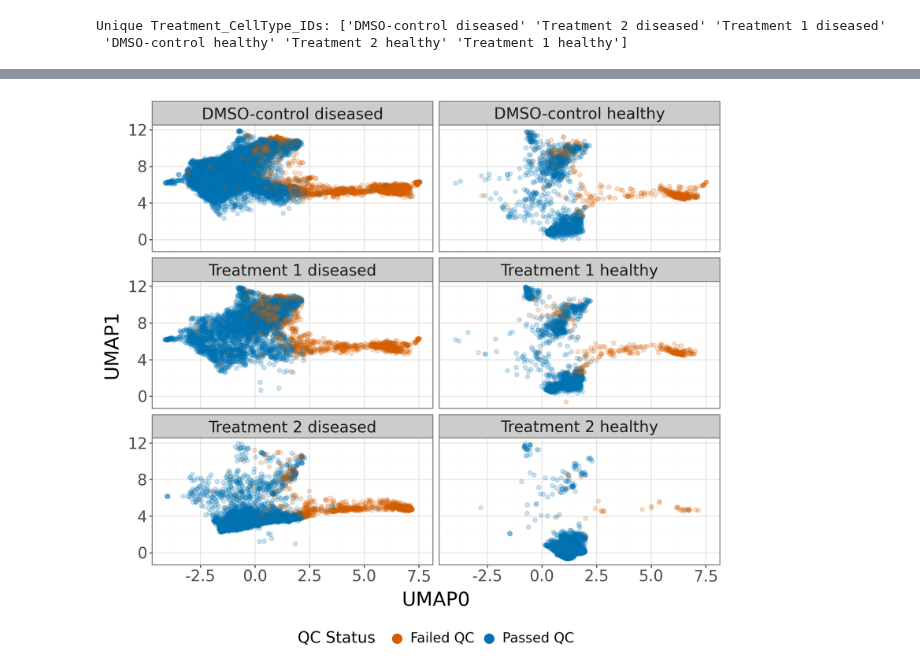
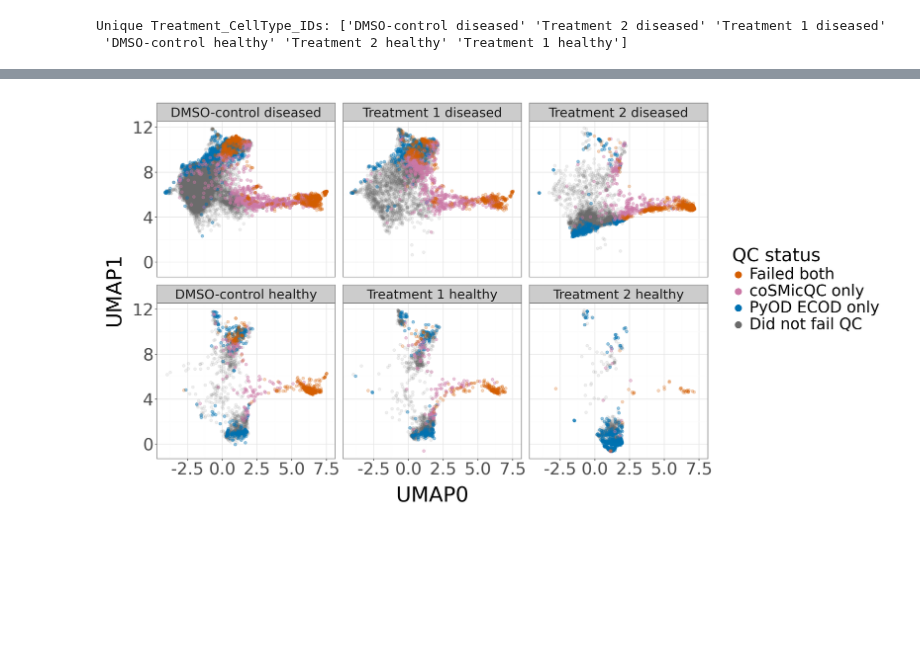
Before and after one commit to jenna-tomkinson/coSMicQC, a Jupyter notebook: docs/manuscripts/cosmicqc_paper_v1/figure_3/panelA_UMAP_no_QC.ipynb, the cells around one changed output, grey strips where cells are left out. Cells and saved outputs as stored; diff of their text form; code cells hidden in the pictures; blank space fills up the shorter version.

```diff
--- a/docs/manuscripts/cosmicqc_paper_v1/figure_3/panelA_UMAP_no_QC.ipynb
+++ b/docs/manuscripts/cosmicqc_paper_v1/figure_3/panelA_UMAP_no_QC.ipynb
@@ -88,0 +312,19 @@ Unique Treatment_CellType_IDs: ['control_diseased' 'treatment2_diseased' 'treatm
+# %%
+cosmicqc_df["QC_combined_group"] = "unknown"
+
+failed = cosmicqc_df["Metadata_QC_status"] == "failed"
+passed = cosmicqc_df["Metadata_QC_status"] == "passed"
+ecod = cosmicqc_df["ECOD_flag"]  # 0/1 ints
+
+cosmicqc_df.loc[failed & (ecod == 1), "QC_combined_group"] = "both_flagged"
+cosmicqc_df.loc[failed & (ecod == 0), "QC_combined_group"] = "coSMicQC_only"
+cosmicqc_df.loc[passed & (ecod == 1), "QC_combined_group"] = "ECOD_only"
+cosmicqc_df.loc[passed & (ecod == 0), "QC_combined_group"] = "not_flagged"
+
+cosmicqc_df["QC_combined_group"] = pd.Categorical(
+    cosmicqc_df["QC_combined_group"],
+    categories=["both_flagged", "coSMicQC_only", "ECOD_only", "not_flagged"],
+    ordered=True,
+)
+
+cosmicqc_df.head()
@@ -181,49 +483,84 @@ Unique Metadata_QC_status: ['Passed QC' 'Failed QC']
 # %%
 # Set the figure size
-height = 8
-width = 9
+height = 9
+width = 17
 set_option("figure_size", (width, height))
 
 # Plot UMAP of non-QC profiles labelled with QC status and
 # faceted by treatment and cell type
 p = (
     ggplot(
-        cp_umap_with_metadata_df,
-        aes(x="UMAP0", y="UMAP1", color="Metadata_QC_status"),
+        cosmicqc_df,
+        aes(x="UMAP0", y="UMAP1", color="QC_combined_group"),
     )
     + labs(
-        color="QC Status",
+        color="QC status",
     )
-    + geom_point(alpha=0.2, size=2)
+    + geom_point(
+        data=cosmicqc_df.query("QC_combined_group == 'Did not fail QC'"),
+        mapping=aes(x="UMAP0", y="UMAP1", color="QC_combined_group"),
+        alpha=0.1,
+        size=2,
+    )
+    + geom_point(
+        data=cosmicqc_df.query("QC_combined_group == 'PyOD ECOD only'"),
+        mapping=aes(x="UMAP0", y="UMAP1", color="QC_combined_group"),
+        alpha=0.4,
+        size=2,
+    )
+    + geom_point(
+        data=cosmicqc_df.query("QC_combined_group == 'coSMicQC only'"),
+        mapping=aes(x="UMAP0", y="UMAP1", color="QC_combined_group"),
+        alpha=0.4,
+        size=2,
+    )
+    + geom_point(
+        data=cosmicqc_df.query("QC_combined_group == 'Failed both'"),
+        mapping=aes(x="UMAP0", y="UMAP1", color="QC_combined_group"),
+        alpha=0.25,
+        size=2,
+    )
     + facet_wrap(
         "Metadata_Treatment_CellType_ID",
-        ncol=2,
+        ncol=3,
         scales="fixed",
+        dir="v"
     )
     + theme_bw()
     + theme(
-        axis_title=element_text(size=20),
-        axis_text=element_text(size=16),
-        legend_title=element_text(size=16),
-        legend_text=element_text(size=14),
-        legend_position="bottom",
-        strip_text=element_text(size=16),  # Adjust facet label size
+        axis_title=element_text(size=32),
+        axis_text=element_text(size=26),
+        legend_title=element_text(size=28),
+        legend_text=element_text(size=24),
+        legend_position="right",
+        strip_text=element_text(size=20),  # Adjust facet label size
     )
     + scale_color_manual(
-        values={"Passed QC": "#0072B2", "Failed QC": "#D55E00"}
-    )  # Blue for passed, orange for failed (colorblind-friendly)
+        values={
+            "Did not fail QC": "#6B6B6B",  # grey (background population)
+            "PyOD ECOD only": "#0072B2",  # blue
+            "coSMicQC only": "#CC79A7",  # purple
+            "Failed both": "#D55E00",  # orange
+        }
+    )
     + guides(
         color=guide_legend(
             override_aes={
-                "alpha": 1,  # fully opaque in legend
-                "size": 5,  # bigger points in legend
+                "alpha": 1,
+                "size": 5,
             }
-        )
+        ),
+        alpha=False,
     )
 )
 # Save the plot
-p.save(figure_dir / "facet_umap_no_QC_plot.png", dpi=600, width=width, height=height)
+p.save(
+    figure_dir / "ECOD_vs_cosmicqc_umap_retransplantation_plate.png",
+    dpi=600,
+    width=width,
+    height=height,
+)
 
 p.show()
 # %% [output]
-[figure, old version]
+[figure, new version]
```
Also changed, not shown: parts of 27 cells of this notebook, 41 other files.
